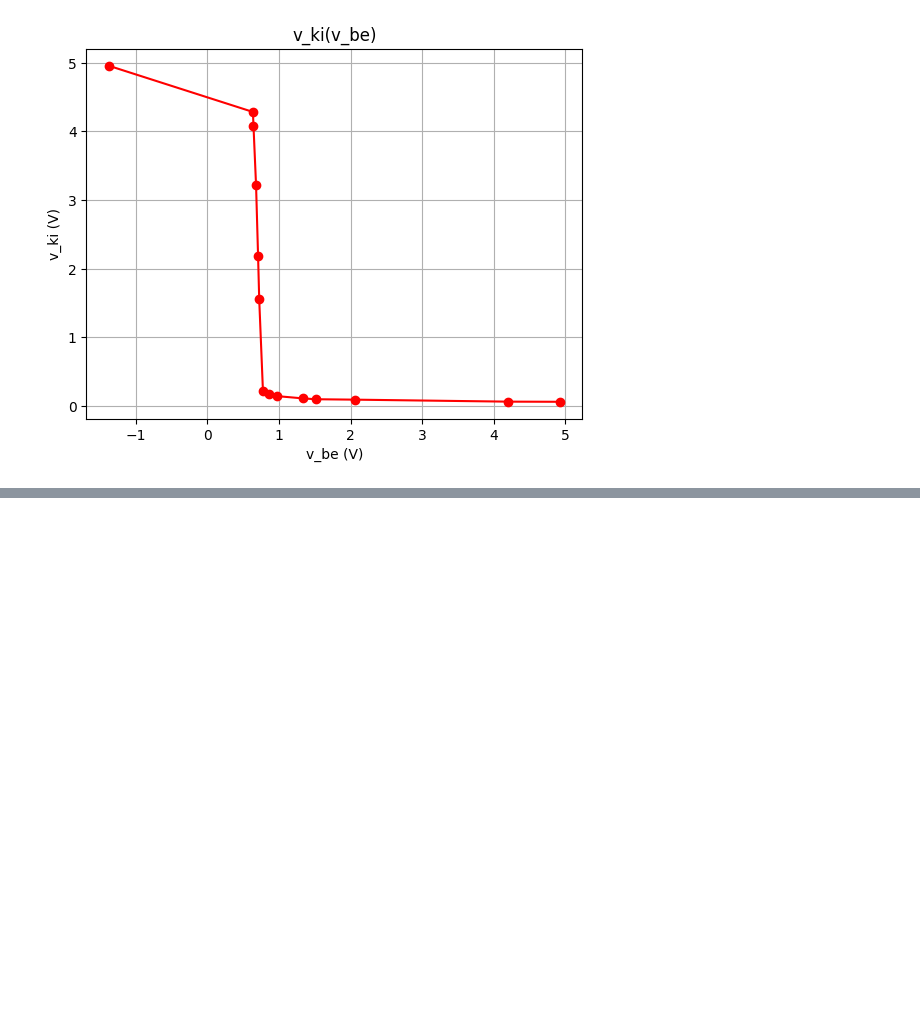
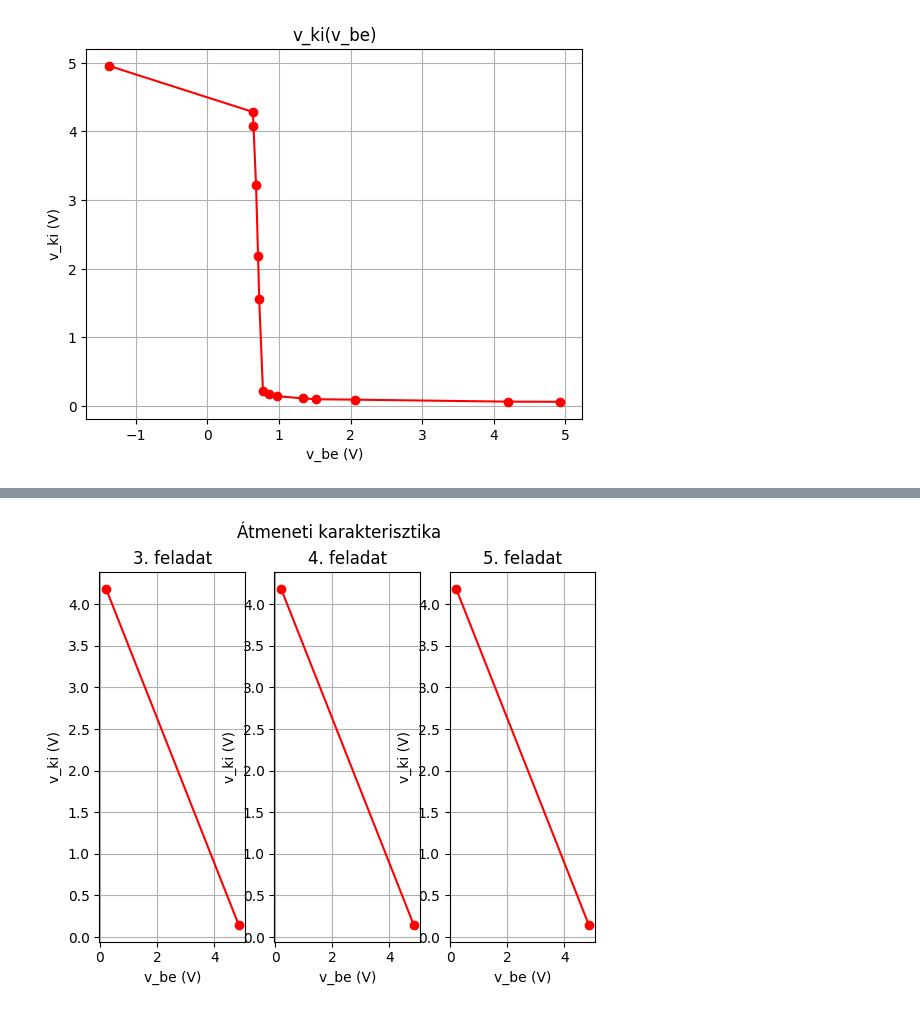
Before and after one commit to skornel02/szte-FBN609L-2023-2, a Jupyter notebook: jegyzokonyv01.ipynb, the cells around one changed output, grey strips where cells are left out. Drawn from its saved outputs; the diff is of its cells as text; code cells hidden in the pictures; blank space fills up the shorter version.

```diff
--- a/jegyzokonyv01.ipynb
+++ b/jegyzokonyv01.ipynb
@@ -120,18 +146,76 @@ plt.show()
 # %%
-v_be = pd.array([
+r = 10
+
+fel3_v_be = pd.array([
     0.212,
     4.851,
 ])
 
-v_ki = pd.array([
+fel3_iv_be = pd.array([
+    0.00001,
+    0.00001,
+])
+
+fel3_i_be = fel3_iv_be / r
+
+fel3_v_ki = pd.array([
     4.185,
     0.148,
 ])
 
-r_be = pd.array([
-    1000,
+fel4_v_be = pd.array([
+    0.212,
+    4.851,
 ])
 
-i_be = pd.array([
+fel4_iv_be = pd.array([
+    0.00001,
+    0.00001,
+])
 
-]) / r_be
+fel4_i_be = fel4_iv_be / r
+
+fel4_v_ki = pd.array([
+    4.185,
+    0.148,
+])
+
+fel5_v_be = pd.array([
+    0.212,
+    4.851,
+])
+
+fel5_iv_be = pd.array([
+    0.00001,
+    0.00001,
+])
+
+fel5_i_be = fel5_iv_be / r
+
+fel5_v_ki = pd.array([
+    4.185,
+    0.148,
+])
+
+# plot v_ki by v_be
+fig, ax = plt.subplots(nrows=1, ncols=3)
+fig.suptitle('Átmeneti karakterisztika')
+ax[0].plot(fel3_v_be, fel3_v_ki, 'ro-')
+ax[0].title.set_text('3. feladat')
+ax[0].set_xlabel('v_be (V)')
+ax[0].set_ylabel('v_ki (V)')
+ax[0].grid()
+
+ax[1].plot(fel4_v_be, fel4_v_ki, 'ro-')
+ax[1].title.set_text('4. feladat')
+ax[1].set_xlabel('v_be (V)')
+ax[1].set_ylabel('v_ki (V)')
+ax[1].grid()
+
+ax[2].plot(fel5_v_be, fel5_v_ki, 'ro-')
+ax[2].title.set_text('5. feladat')
+ax[2].set_xlabel('v_be (V)')
+ax[2].set_ylabel('v_ki (V)')
+ax[2].grid()
+# %% [output]
+[figure, added]
```
Also changed, not shown: parts of 7 cells of this notebook, 12 other files.
